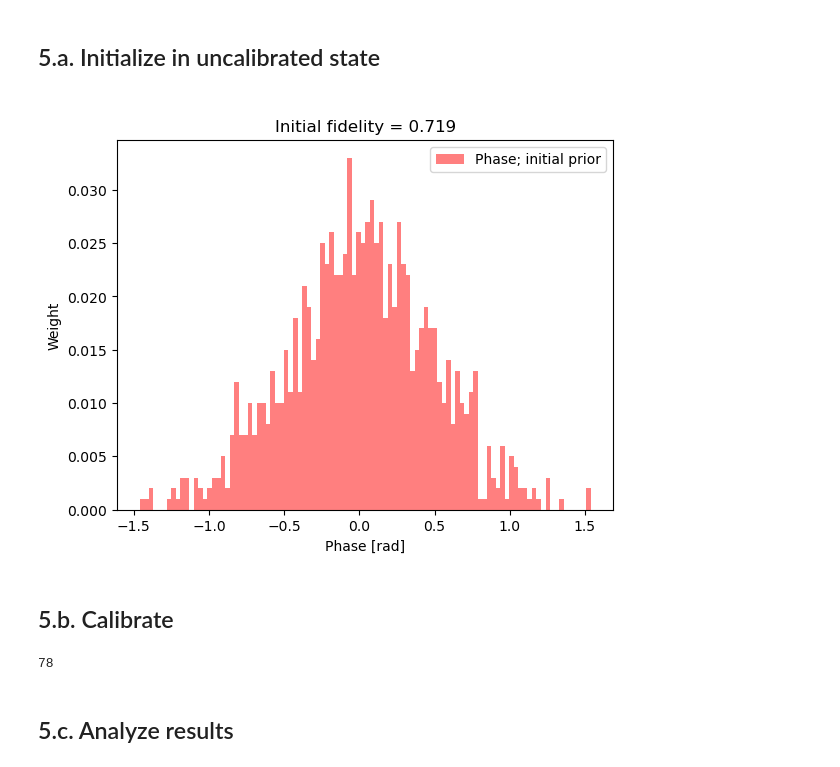
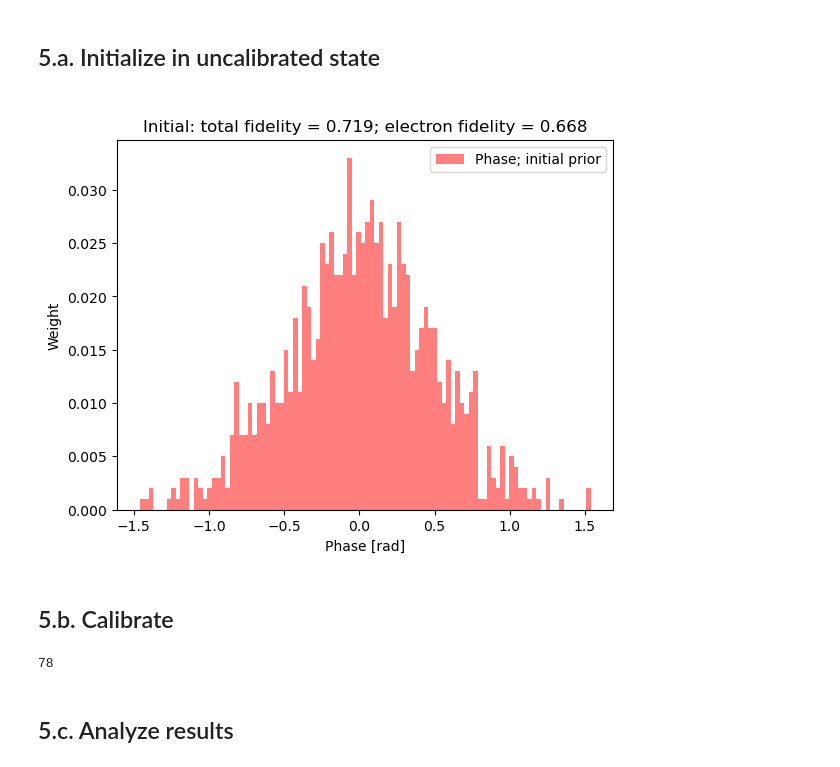
Before and after one commit to SQRLab/IonSim, a Jupyter notebook: molmer_sorensen/bayesian_calibration_1D.ipynb, the cells around one changed output. Drawn from its saved outputs; the diff is of its cells as text; code cells hidden in the pictures.

```diff
--- a/molmer_sorensen/bayesian_calibration_1D.ipynb
+++ b/molmer_sorensen/bayesian_calibration_1D.ipynb
@@ -1067,36 +1047,38 @@ particles_ϕ_1d = deepcopy(particles_ϕ_1d_initial);
 
 # Initial theta
 ϕ_INITIAL = μ_ϕ + 3*σ_ϕ
 MS_CHAMBER_UNTUNED = construct_MS_chamber(
     μ_ν,
     μ_I,
     C0/μ_f_cl,
     DETUNING,
     AC_CORRECTION,
     B_STRENGTH
 )
 phase!(MS_CHAMBER_UNTUNED.lasers[1], 0)
 phase!(MS_CHAMBER_UNTUNED.lasers[2], ϕ_INITIAL)
 
 # Initial belief about theta
 ϕ_bar = sum(particles_ϕ_1d .* weights_ϕ_1d)
 
 # Initial fidelity
 h = hamiltonian(MS_CHAMBER_UNTUNED, timescale=TIMESCALE, lamb_dicke_order=1, rwa_cutoff=Inf)
 tout, sol = timeevolution.schroedinger_dynamic(T_RANGE/TIMESCALE, ket_00 ⊗ ket0_VIB_MODE, h)
-ρ = ptrace(dm(sol[end]),3)
-fid = real(fidelity(ρ, ρ_00_p_i11))
+ρ = dm(sol[end])
+ρ_el = ptrace(ρ, 3)
+fid = real(fidelity(ρ, ρ_TARGET))
+fid_el = real(fidelity(ρ_el, ρ_00_m_i11))
 
 particles_ϕ_1d_binned_initial, weights_ϕ_1d_binned_initial, binwidth_ϕ_1d_initial = bin_prior(particles_ϕ_1d_initial, weights_ϕ_1d_initial, 100)
 fig = plt.figure()
 plt.bar(particles_ϕ_1d_binned_initial, weights_ϕ_1d_binned_initial, width = binwidth_ϕ_1d_initial, color="r", label = "Phase; initial prior", alpha=0.5)
-plt.title("\nInitial fidelity = $(round(fid, digits=4))")
+plt.title("\nInitial: total fidelity = $(round(fid, digits=4)); electron fidelity = $(round(fid_el, digits=4))")
 plt.xlabel("Phase [rad]")
 plt.ylabel("Weight")
 plt.legend()
 plt.display(fig)
 plt.close(fig)
 # %% [output]
-[figure, old version]
+[figure, new version]
 # %% [markdown]
 ## 5.b. Calibrate
@@ -1153,7 +1085,8 @@ end
-# %%
-loop
-# %% [output]
-78
+# %%
+MS_CHAMBER_ϕ_TUNED, particles_ϕ_1d, weights_ϕ_1d, ϕ_tracker, ϕ_bar_tracker, ϕ_fid_tracker = BayesianCalibration1D(MS_CHAMBER_UNTUNED, particles_ϕ_1d, weights_ϕ_1d, m_given_ϕ_1d_dist, "ϕ", 5, 0.1)
+length(ϕ_tracker)
+# %% [output]
+78
 # %% [markdown]
 ## 5.c. Analyze results
 # %%
```
Also changed, not shown: parts of 21 cells of this notebook.
